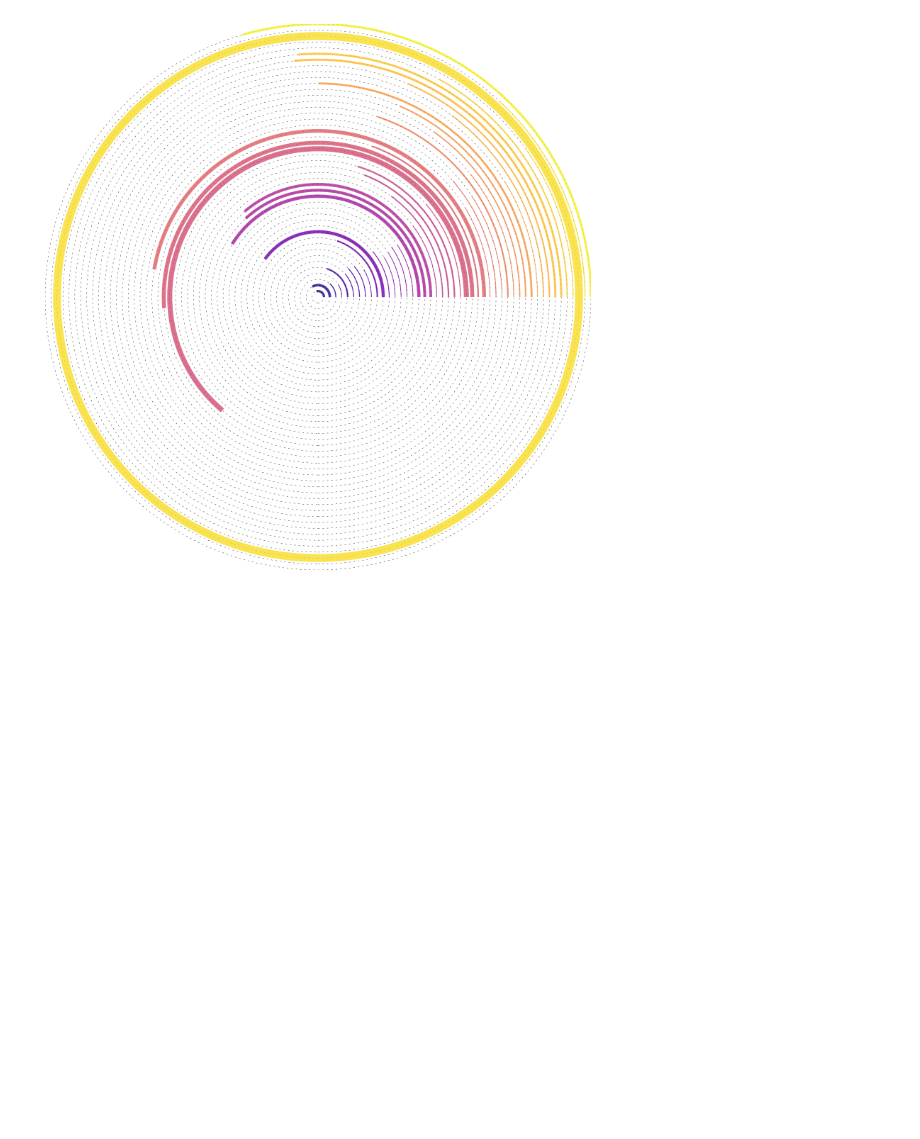
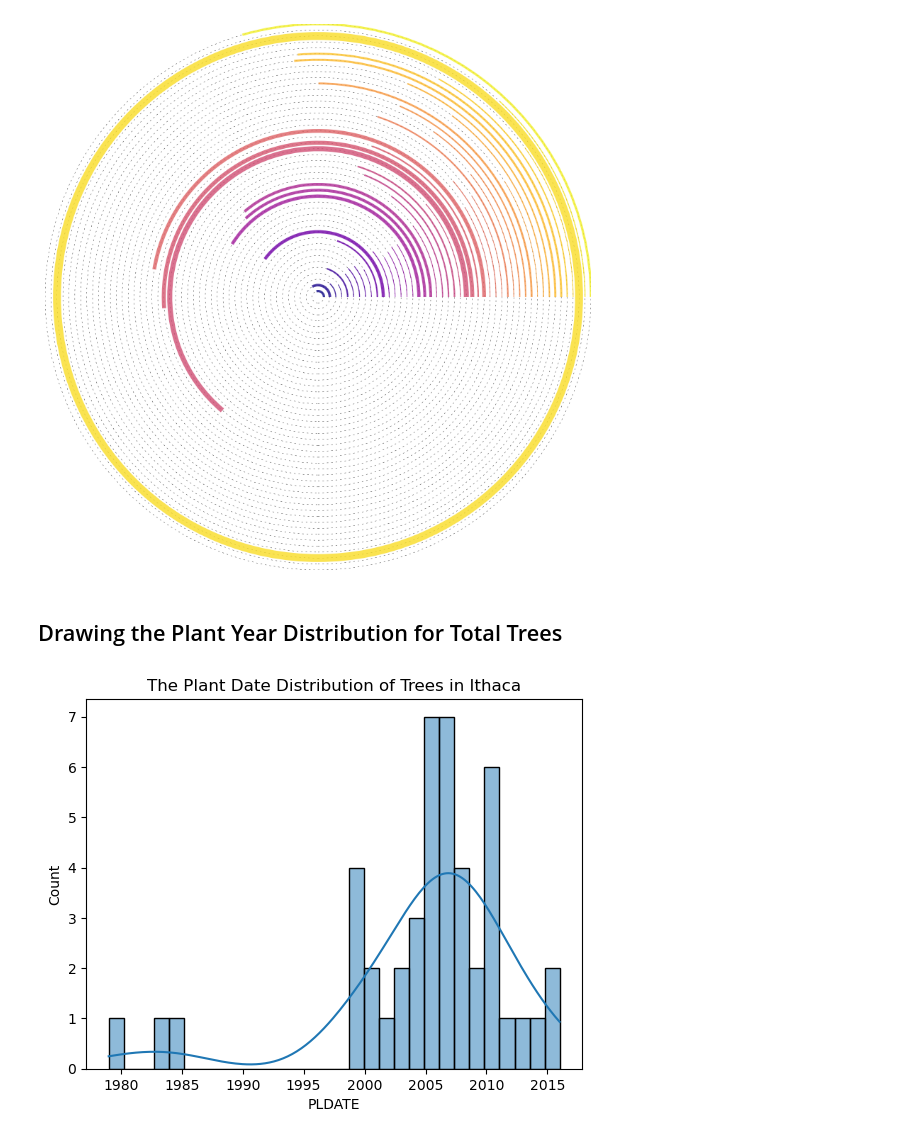
Before and after one commit to Houpu2023/CounterMapping, a Jupyter notebook: The Countermapping of the Trees in Ithaca.ipynb, the cells around one changed output. Drawn from its saved outputs; the diff is of its cells as text; code cells hidden in the pictures; blank space fills up the shorter version.

```diff
--- a/The Countermapping of the Trees in Ithaca.ipynb
+++ b/The Countermapping of the Trees in Ithaca.ipynb
@@ -157,15 +157,15 @@ Name: PLDATE, dtype: float64
 sp_names = SPName_counts['SPName']
 
 # Create a empty dataframe to store the filtered DataFrame
-city_trees_filtered = pd.DataFrame(columns=city_trees_new.columns)
+city_trees_filtered_new = pd.DataFrame(columns=city_trees_new.columns)
 
 # Loop for look for the same "name" in city_trees_new['SPName']
 for sp_name in sp_names:
     selected_data = city_trees_new[city_trees_new['SPName'] == sp_name]
-    city_trees_filtered = pd.concat([city_trees_filtered, selected_data], ignore_index=True)
+    city_trees_filtered_new = pd.concat([city_trees_filtered_new, selected_data], ignore_index=True)
 
 # 打印包含筛选后数据的新 DataFrame
-city_trees_filtered
+city_trees_filtered_new
 # %% [output]
 |  | X | Y | OBJECTID | DBH | AREA | PLDATE | TREECLASS | CULTIVAR | ADDRESS | STREET | SIDE | ... |
 | 0 | -76.501060 | 42.441320 | 2396 | 18 | DOWNTOWN | 1970 | Street | UNASSIGNED | 304 | GENEVA ST N | Side | ... |
@@ -181,7 +181,7 @@ city_trees_filtered
 | 2005 | -76.507348 | 42.438321 | 11794 | 4 | SOUTH SIDE | 2013 | Street | INERMIS IMPERIAL | 617 | GREEN ST W | Front | ... |
 2006 rows × 15 columns
 # %%
-city_trees_filtered = city_trees_filtered.groupby('SPName')['PLDATE'].mean().reset_index()
+city_trees_filtered = city_trees_filtered_new.groupby('SPName')['PLDATE'].mean().reset_index()
 city_trees_filtered['PLDATE'] = city_trees_filtered['PLDATE'].astype(int)
 
 # Arragment by desescend
@@ -309,0 +314,9 @@ plt.show()
+# %% [markdown]
+## Drawing the Plant Year Distribution for Total Trees
+# %%
+sns.histplot(final_city_trees['PLDATE'], bins=30, kde=True)
+plt.title('The Plant Date Distribution of Trees in Ithaca')
+# plt.savefig("The Plant Date Distribution of Trees in Ithaca.png", dpi=300, bbox_inches='tight')
+plt.show()
+# %% [output]
+[figure, added]
```
Also changed, not shown: parts of 5 cells of this notebook.
